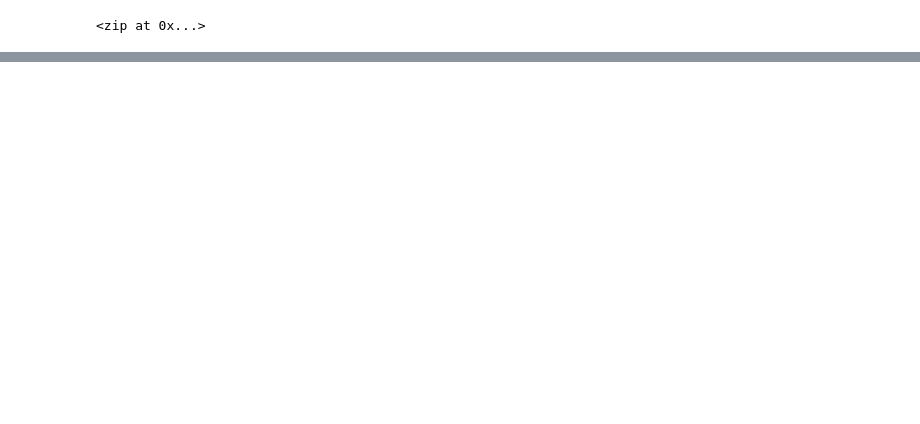
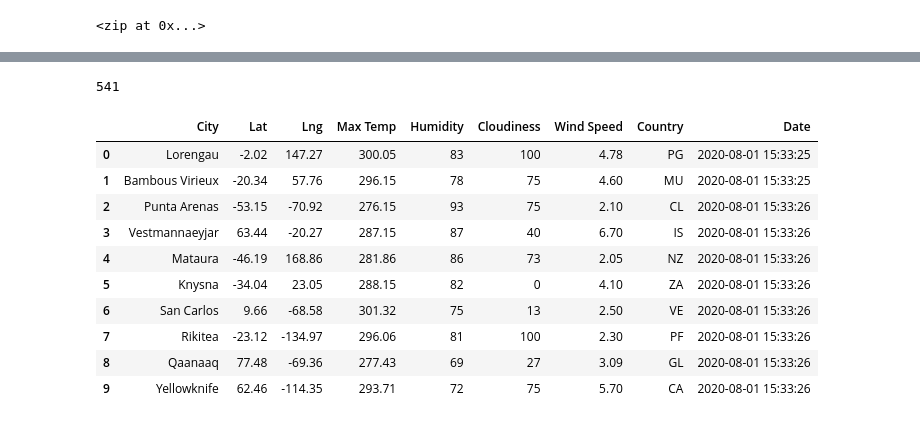
Before and after one commit to kassielu/World_Weather_Analysis, a Jupyter notebook: WeatherPy.ipynb, the cells around one changed output, grey strips where cells are left out. Cells and saved outputs as stored; diff of their text form; code cells hidden in the pictures; blank space fills up the shorter version.

```diff
--- a/WeatherPy.ipynb
+++ b/WeatherPy.ipynb
@@ -36,0 +127,21 @@ len(cities)
+# %%
+print(len(city_data))
+# %% [output]
+541
+# %%
+#############################  6.2.7 - Create a DataFrame of City Weather Data  #############################
+# Convert the array of dictionaries to a Pandas DataFrame.
+city_data_df = pd.DataFrame(city_data)
+city_data_df.head(10)
+# %% [output]
+|  | City | Lat | Lng | Max Temp | Humidity | Cloudiness | Wind Speed | Country | Date |
+| 0 | Lorengau | -2.02 | 147.27 | 300.05 | 83 | 100 | 4.78 | PG | 2020-08-01 15:33:25 |
+| 1 | Bambous Virieux | -20.34 | 57.76 | 296.15 | 78 | 75 | 4.60 | MU | 2020-08-01 15:33:25 |
+| 2 | Punta Arenas | -53.15 | -70.92 | 276.15 | 93 | 75 | 2.10 | CL | 2020-08-01 15:33:26 |
+| 3 | Vestmannaeyjar | 63.44 | -20.27 | 287.15 | 87 | 40 | 6.70 | IS | 2020-08-01 15:33:26 |
+| 4 | Mataura | -46.19 | 168.86 | 281.86 | 86 | 73 | 2.05 | NZ | 2020-08-01 15:33:26 |
+| 5 | Knysna | -34.04 | 23.05 | 288.15 | 82 | 0 | 4.10 | ZA | 2020-08-01 15:33:26 |
+| 6 | San Carlos | 9.66 | -68.58 | 301.32 | 75 | 13 | 2.50 | VE | 2020-08-01 15:33:26 |
+| 7 | Rikitea | -23.12 | -134.97 | 296.06 | 81 | 100 | 2.30 | PF | 2020-08-01 15:33:26 |
+| 8 | Qaanaaq | 77.48 | -69.36 | 277.43 | 69 | 27 | 3.09 | GL | 2020-08-01 15:33:26 |
+| 9 | Yellowknife | 62.46 | -114.35 | 293.71 | 72 | 75 | 5.70 | CA | 2020-08-01 15:33:26 |
```
Also changed, not shown: parts of 5 cells of this notebook, 5 other files.
